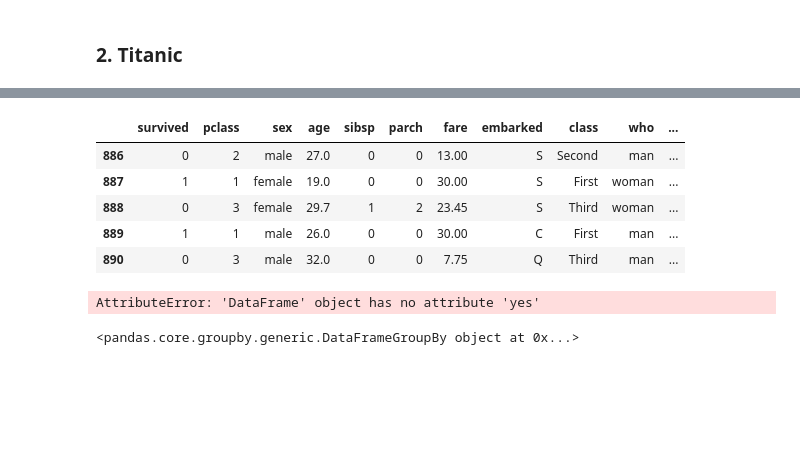
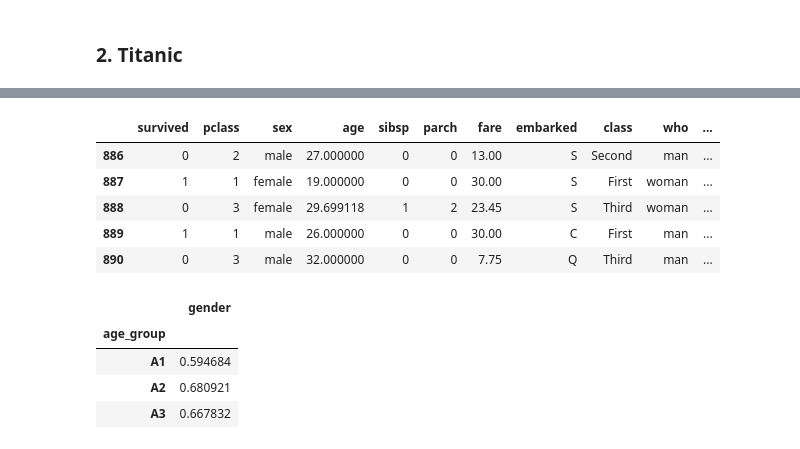
Before and after one commit to ckiekim/Data-Analysis-2020-old, a Jupyter notebook: 03.Pandas/09_심화문제.ipynb, the cells around one changed output, grey strips where cells are left out. Cells and saved outputs as stored; diff of their text form; code cells hidden in the pictures; blank space fills up the shorter version.

Commit message:
Pandas

```diff
--- a/03.Pandas/09_심화문제.ipynb
+++ b/03.Pandas/09_심화문제.ipynb
@@ -110,0 +142,3 @@ titanic = sns.load_dataset('titanic')
+# %%
+titanic['age'] = titanic['age'].fillna(titanic['age'].mean())
+titanic.tail()
@@ -122,4 +162,0 @@ titanic.tail()
-# %%
-# b
-titanic['age'] = titanic['age'].fillna(titanic['age'].mean().round(1))
-titanic.tail()
@@ -132,0 +230,5 @@ titanic.tail()
+# %%
+bins = [1, 20, 30, 50, 70, 100]
+labels = ["미성년자", "청년", "중년", "장년", "노년"]
+titanic["age_cat"] = pd.cut(titanic.age, bins, labels=labels)
+titanic.tail()
@@ -132,0 +254,3 @@ titanic.tail()
+# %%
+titanic['age_group'] = pd.qcut(titanic.age, 3, labels=["A1", "A2", "A3"])
+titanic.tail()
@@ -133,22 +272,19 @@ titanic.tail()
 # %%
-# a
-titanic['category1'] = titanic.apply(lambda r: r.sex if r.age >= 20 else 'child', axis=1)
+# gender: 남성이면 1, 여성이면 0
+titanic['gender'] = titanic.apply(lambda r: 1 if r.sex == 'male' else 0, axis=1)
 titanic.tail()
 # %% [output]
 |  | survived | pclass | sex | age | sibsp | parch | fare | embarked | class | who | ... |
-| 886 | 0 | 2 | male | 27.0 | 0 | 0 | 13.00 | S | Second | man | ... |
-| 887 | 1 | 1 | female | 19.0 | 0 | 0 | 30.00 | S | First | woman | ... |
-| 888 | 0 | 3 | female | 29.7 | 1 | 2 | 23.45 | S | Third | woman | ... |
-| 889 | 1 | 1 | male | 26.0 | 0 | 0 | 30.00 | C | First | man | ... |
-| 890 | 0 | 3 | male | 32.0 | 0 | 0 | 7.75 | Q | Third | man | ... |
+| 886 | 0 | 2 | male | 27.000000 | 0 | 0 | 13.00 | S | Second | man | ... |
+| 887 | 1 | 1 | female | 19.000000 | 0 | 0 | 30.00 | S | First | woman | ... |
+| 888 | 0 | 3 | female | 29.699118 | 1 | 2 | 23.45 | S | Third | woman | ... |
+| 889 | 1 | 1 | male | 26.000000 | 0 | 0 | 30.00 | C | First | man | ... |
+| 890 | 0 | 3 | male | 32.000000 | 0 | 0 | 7.75 | Q | Third | man | ... |
-# %%
-# c
-def alive_ratio(x):
-    return x.yes / (x.no + x.yes)
-titanic.groupby([titanic.sex]).agg(alive_ratio)
-# %% [output]
-AttributeError: 'DataFrame' object has no attribute 'yes'
-# %%
-titanic.groupby([titanic.sex])
-# %% [output]
-<pandas.core.groupby.generic.DataFrameGroupBy object at 0x...>
+# %%
+titanic.pivot_table('gender', 'age_group')
+# %% [output]
+|  | gender |
+| age_group |  |
+| A1 | 0.594684 |
+| A2 | 0.680921 |
+| A3 | 0.667832 |
```
Also changed, not shown: parts of 56 cells of this notebook.
